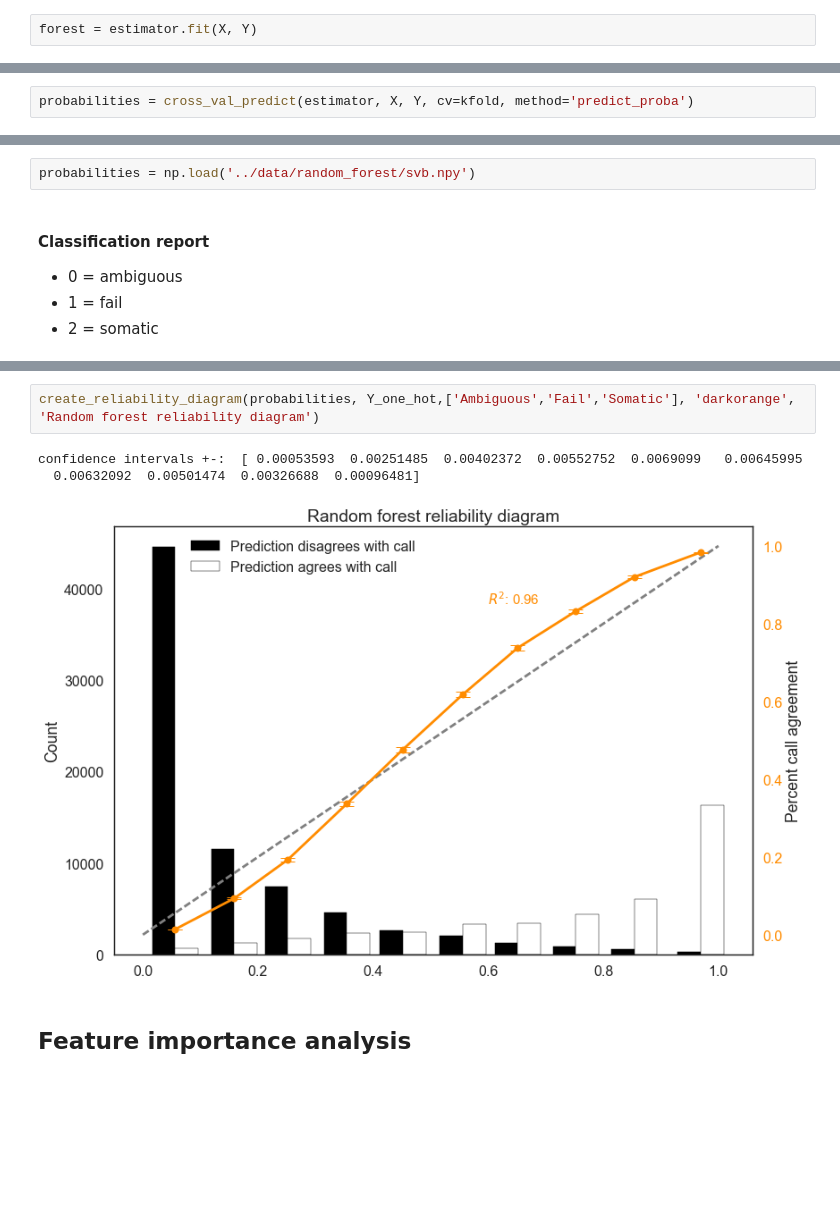
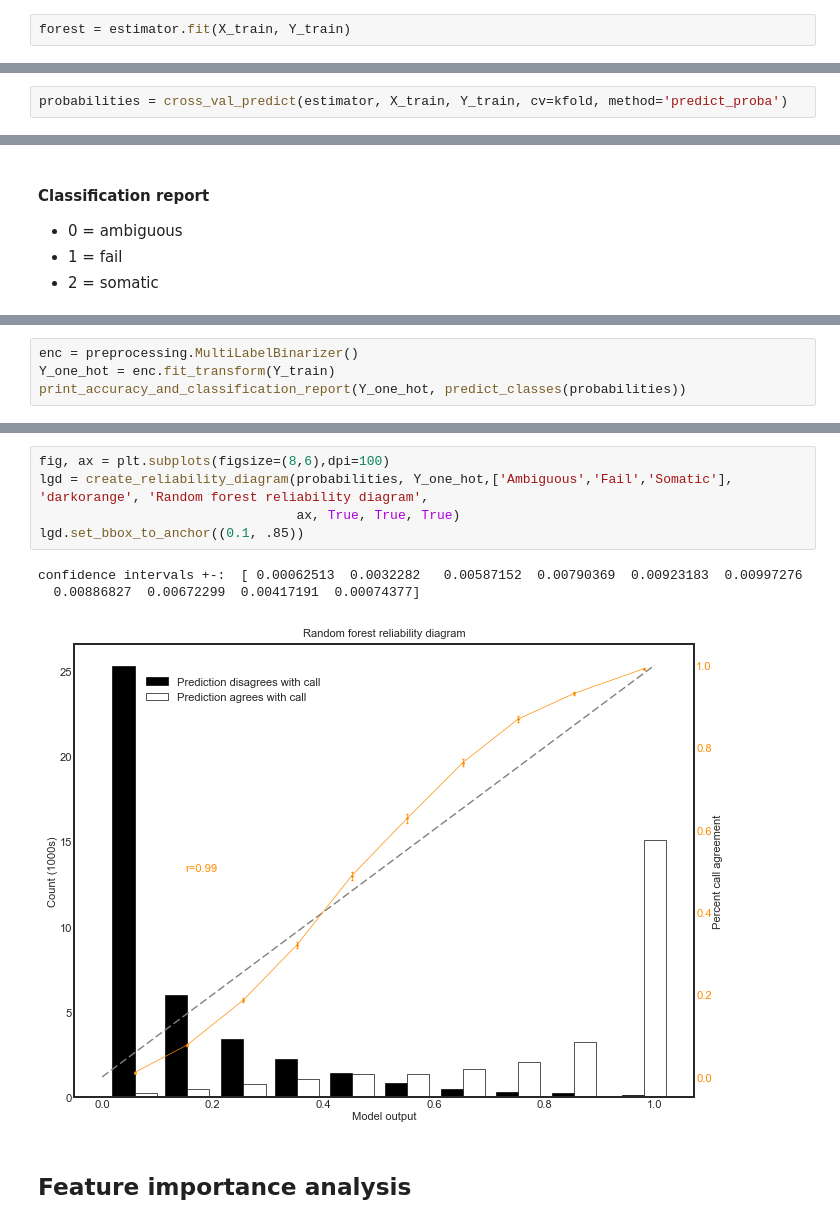
Before and after one commit to griffithlab/DeepSVR, a Jupyter notebook: notebooks/Random forest.ipynb, the cells around one changed output, grey strips where cells are left out. Saved outputs shown, nothing was run; the diff lists cells and outputs as text; blank space fills up the shorter version.

```diff
--- a/notebooks/Random forest.ipynb
+++ b/notebooks/Random forest.ipynb
@@ -137,4 +130,4 @@ confidence intervals +-:  [ 0.00145796  0.0042988   0.00736642  0.00980664  0.01
 # %% [markdown]
 ## Feature importance analysis
 # %%
-forest = estimator.fit(X, Y)
+forest = estimator.fit(X_train, Y_train)
@@ -185,2 +224,2 @@ Y.shape
 # %%
-probabilities = cross_val_predict(estimator, X, Y, cv=kfold, method='predict_proba')
+probabilities = cross_val_predict(estimator, X_train, Y_train, cv=kfold, method='predict_proba')
@@ -189,5 +226,3 @@ np.save('../data/random_forest/svb.npy', probabilities)
-# %%
-probabilities = np.load('../data/random_forest/svb.npy')
 # %% [markdown]
 #### Classification report
 * 0 = ambiguous
@@ -211,0 +231,4 @@ avg / total       0.84      0.84      0.84     41787
+# %%
+enc = preprocessing.MultiLabelBinarizer()
+Y_one_hot = enc.fit_transform(Y_train)
+print_accuracy_and_classification_report(Y_one_hot, predict_classes(probabilities))
@@ -218,9 +255,12 @@ create_roc_curve(Y_one_hot, probabilities, class_lookup, 'Three Class Random'
 # %%
-create_reliability_diagram(probabilities, Y_one_hot,['Ambiguous','Fail','Somatic'], 'darkorange', 'Random forest reliability diagram')
+fig, ax = plt.subplots(figsize=(8,6),dpi=100)
+lgd = create_reliability_diagram(probabilities, Y_one_hot,['Ambiguous','Fail','Somatic'], 'darkorange', 'Random forest reliability diagram',
+                                 ax, True, True, True)
+lgd.set_bbox_to_anchor((0.1, .85))
 # %% [output]
-confidence intervals +-:  [ 0.00053593  0.00251485  0.00402372  0.00552752  0.0069099   0.00645995
-  0.00632092  0.00501474  0.00326688  0.00096481]
+confidence intervals +-:  [ 0.00062513  0.0032282   0.00587152  0.00790369  0.00923183  0.00997276
+  0.00886827  0.00672299  0.00417191  0.00074377]
-[figure, old version]
+[figure, new version]
 # %% [markdown]
 ## Feature importance analysis
 # %%
```
Also changed, not shown: parts of 112 cells of this notebook, 17 other files.
